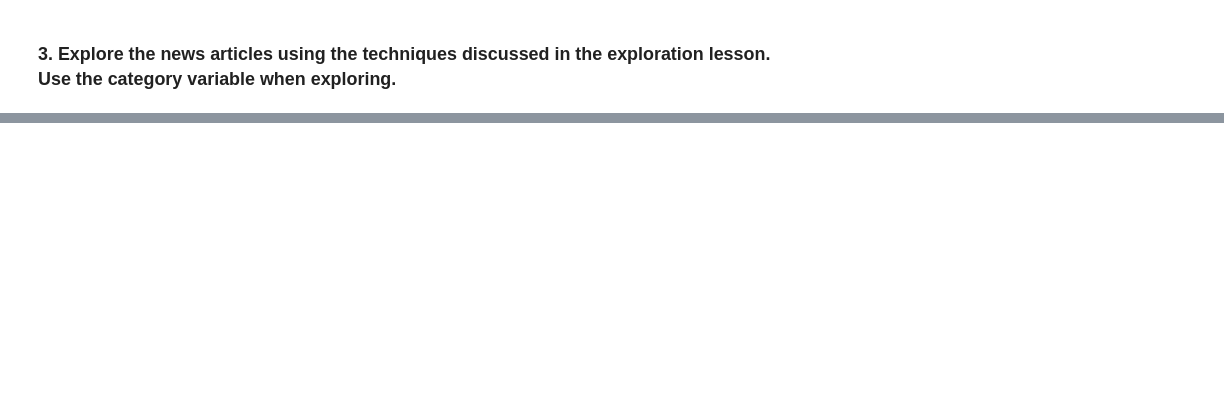
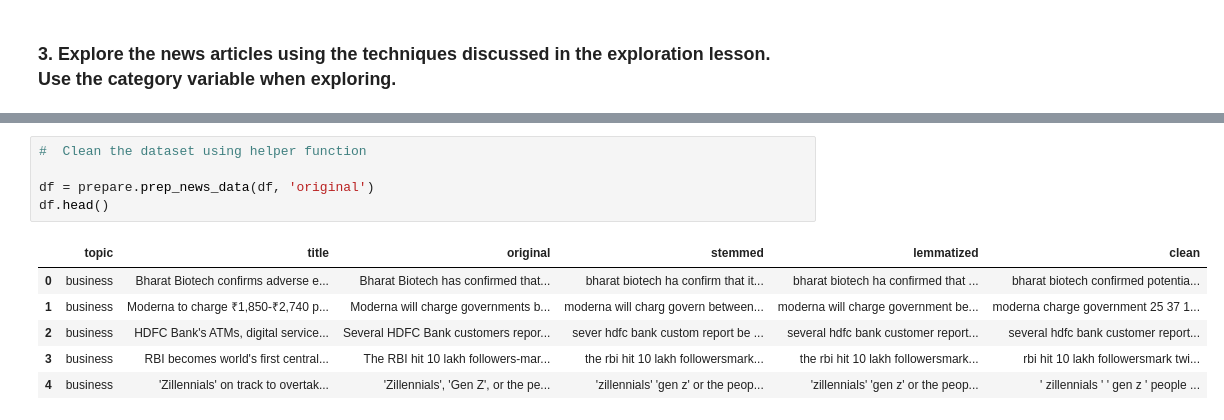
Before and after one commit to Yongliang-Shi/natural-language-processing-exercises, a Jupyter notebook: explore.ipynb, the cells around one changed output, grey strips where cells are left out. Drawn from its saved outputs; the diff is of its cells as text; blank space fills up the shorter version.

```diff
--- a/explore.ipynb
+++ b/explore.ipynb
@@ -328,0 +477,12 @@ plt.show()
+# %%
+#  Clean the dataset using helper function
+
+df = prepare.prep_news_data(df, 'original')
+df.head()
+# %% [output]
+|  | topic | title | original | stemmed | lemmatized | clean |
+| 0 | business | Bharat Biotech confirms adverse e... | Bharat Biotech has confirmed that... | bharat biotech ha confirm that it... | bharat biotech ha confirmed that ... | bharat biotech confirmed potentia... |
+| 1 | business | Moderna to charge ₹1,850-₹2,740 p... | Moderna will charge governments b... | moderna will charg govern between... | moderna will charge government be... | moderna charge government 25 37 1... |
+| 2 | business | HDFC Bank's ATMs, digital service... | Several HDFC Bank customers repor... | sever hdfc bank custom report be ... | several hdfc bank customer report... | several hdfc bank customer report... |
+| 3 | business | RBI becomes world's first central... | The RBI hit 10 lakh followers-mar... | the rbi hit 10 lakh followersmark... | the rbi hit 10 lakh followersmark... | rbi hit 10 lakh followersmark twi... |
+| 4 | business | 'Zillennials' on track to overtak... | 'Zillennials', 'Gen Z', or the pe... | 'zillennials' 'gen z' or the peop... | 'zillennials' 'gen z' or the peop... | ' zillennials ' ' gen z ' people ... |
```
Also changed, not shown: parts of 36 cells of this notebook.
